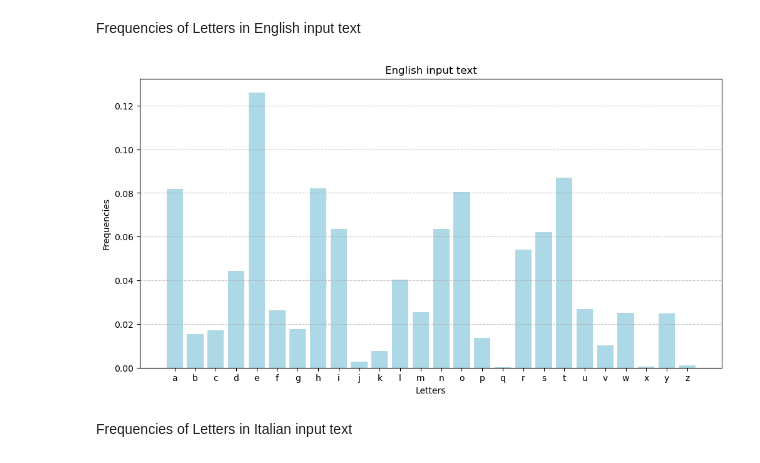
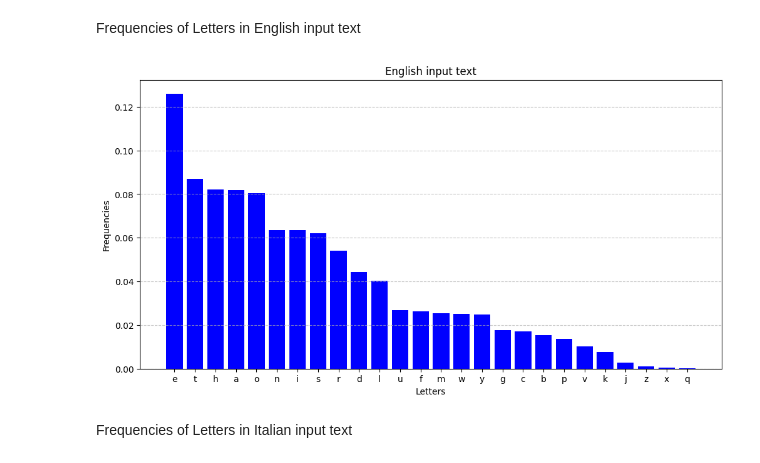
Before and after one commit to EmanueleRsp/MapReduce-Letter-Frequency, a Jupyter notebook: statistics/languages.ipynb, the cells around one changed output. Drawn from its saved outputs; the diff is of its cells as text; code cells hidden in the pictures.

```diff
--- a/statistics/languages.ipynb
+++ b/statistics/languages.ipynb
@@ -5,7 +7,7 @@ import matplotlib.pyplot as plt
 # %% [markdown]
 Frequencies of Letters in English input text
 # %%
-data = {
+english = {
     'b': 0.015302431820293253,
     'e': 0.12601865111019275,
     'h': 0.08211902496532149,
@@ -17,36 +19,37 @@ data = {
     'z': 0.0010206533334614757,
     'c': 0.017157932167879215,
     'f': 0.026244822250627096,
     'i': 0.06349930963341695,
     'l': 0.04044170647086525,
     'o': 0.08052044990757737,
     'r': 0.05409014169333628,
     'u': 0.026780457019474426,
     'x': 0.0005257037414344889,
     'a': 0.08196781706406794,
     'd': 0.044295906174215846,
     'g': 0.017642950732493362,
     'j': 0.0027931815487917786,
     'm': 0.02539299638318389,
     'p': 0.01370225498393416,
     's': 0.062042972516682525,
     'v': 0.010163285312010457,
     'y': 0.02469974659862311
 }
 
 # Sort the data
-data_sorted = dict(sorted(data.items()))
+english_sorted = dict(sorted(english.items(), key=lambda item: item[1], reverse=True))
 
 # Plot the data
 plt.figure(figsize=(12, 6))
-plt.bar(data_sorted.keys(), data_sorted.values(), color='lightblue')
+plt.bar(english_sorted.keys(), english_sorted.values(), color='blue')
 plt.xlabel('Letters')
 plt.ylabel('Frequencies')
 plt.title('English input text')
 plt.grid(axis='y', linestyle='--', alpha=0.7)
+plt.savefig('png/english.png')
 plt.show()
 # %% [output]
-[figure, old version]
+[figure, new version]
 # %% [markdown]
 Frequencies of Letters in Italian input text
 # %%
```
Also changed, not shown: parts of 5 cells of this notebook, 9 other files.
